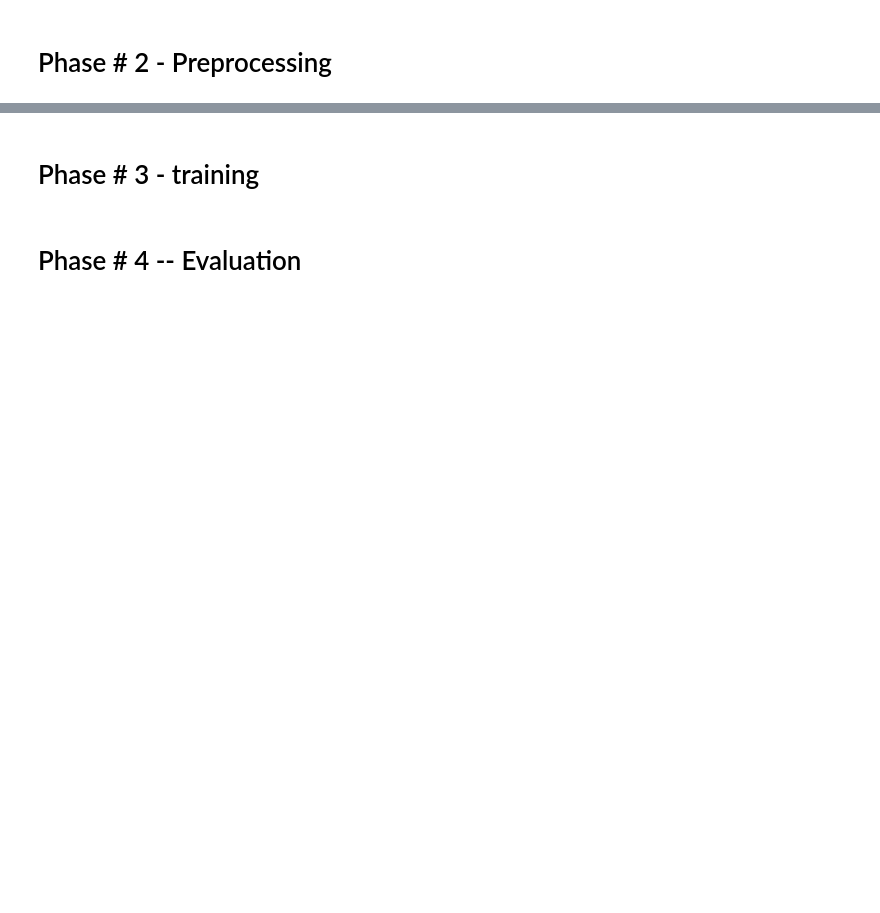
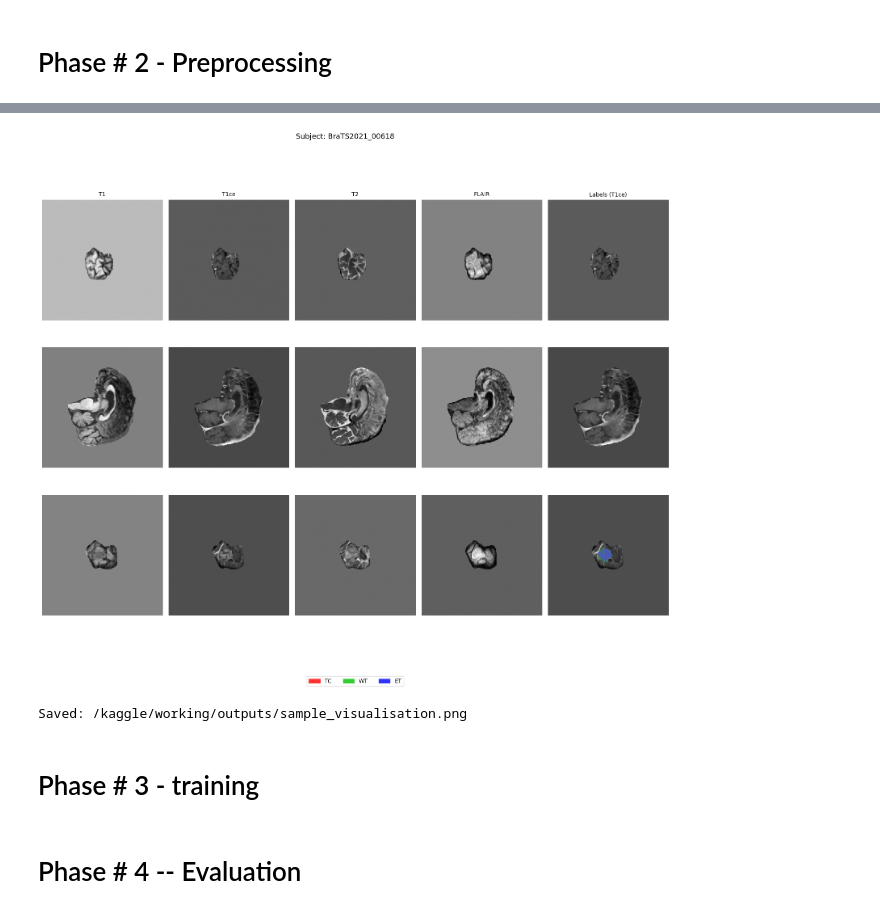
Before and after one commit to mubeenvr27/Advanced-Computational-Frameworks-for-Volumetric-Brain-Tumor-Segmentation-and-Radiogenomic-Modeling, a Jupyter notebook: notebook1ed25ace2b.ipynb, the cells around one changed output, grey strips where cells are left out. Cells and saved outputs as stored; diff of their text form; code cells hidden in the pictures; blank space fills up the shorter version.

Commit message:
Kaggle Notebook | notebook1ed25ace2b | Version 3

```diff
--- a/notebook1ed25ace2b.ipynb
+++ b/notebook1ed25ace2b.ipynb
@@ -75,0 +176,20 @@ except ImportError as e:
+# %%
+# ── Cell 4: Environment Verification ─────────────────────────────────────────
+# Confirm all critical packages imported and config is loadable.
+
+with open(f"{CFG.output_dir}/config.pkl", "rb") as f:
+    _test_load = pickle.load(f)
+
+assert _test_load.roi_size == (128, 128, 128), "Config round-trip failed."
+
+import radiomics
+import einops
+print("radiomics version :", radiomics.__version__)
+print("einops version    :", einops.__version__)
+import medcam
+# Check if the 'inject' method exists instead of looking for a version string
+if hasattr(medcam, 'inject'):
+    print("medcam status     : Ready (inject method verified)")
+else:
+    print("medcam status     : Error (inject method not found)")
+print("\nEnvironment ready. Proceed to Phase 2.")
@@ -447,0 +409,60 @@ AttributeError: 'FileFinder' object has no attribute 'find_module'
+# %%
+# ── Cell 5: Visualise Sample — 3 Axial Slices with All MRI Channels + Labels ─
+
+def visualise_sample(image: torch.Tensor, label: torch.Tensor, subject_id: str = ""):
+    """
+    image : (4, D, H, W)  — T1, T1ce, T2, FLAIR
+    label : (3, D, H, W)  — TC (red), WT (green), ET (blue)
+    """
+    D           = image.shape[1]
+    slices      = [D // 4, D // 2, 3 * D // 4]
+    chan_names  = ["T1", "T1ce", "T2", "FLAIR"]
+    label_names = ["TC", "WT", "ET"]
+    label_colors = [
+        np.array([1.0, 0.2, 0.2]),  # TC – red
+        np.array([0.2, 0.8, 0.2]),  # WT – green
+        np.array([0.2, 0.2, 1.0]),  # ET – blue
+    ]
+
+    fig = plt.figure(figsize=(20, 14))
+    fig.suptitle(f"Subject: {subject_id}", fontsize=13)
+    gs  = gridspec.GridSpec(len(slices), 5, figure=fig, hspace=0.05, wspace=0.05)
+
+    for row, sl in enumerate(slices):
+        # Columns 0-3: raw MRI channels
+        for col, cname in enumerate(chan_names):
+            ax  = fig.add_subplot(gs[row, col])
+            arr = image[col, sl].numpy()
+            ax.imshow(arr, cmap="gray", origin="lower")
+            if row == 0:
+                ax.set_title(cname, fontsize=10)
+            ax.axis("off")
+
+        # Column 4: T1ce with all 3 label overlays
+        ax   = fig.add_subplot(gs[row, 4])
+        base = image[1, sl].numpy()
+        norm = (base - base.min()) / (base.max() - base.min() + 1e-8)
+        rgb  = np.stack([norm] * 3, axis=-1)
+        for c, color in enumerate(label_colors):
+            mask = label[c, sl].numpy().astype(bool)
+            rgb[mask] = rgb[mask] * 0.4 + color * 0.6
+        ax.imshow(rgb, origin="lower")
+        if row == 0:
+            ax.set_title("Labels (T1ce)", fontsize=10)
+        ax.axis("off")
+
+    handles = [
+        Patch(color=[1, 0.2, 0.2], label="TC"),
+        Patch(color=[0.2, 0.8, 0.2], label="WT"),
+        Patch(color=[0.2, 0.2, 1.0], label="ET"),
+    ]
+    fig.legend(handles=handles, loc="lower center", ncol=3, fontsize=10)
+    plt.savefig(f"{CFG.output_dir}/sample_visualisation.png", dpi=120, bbox_inches="tight")
+    plt.show()
+    print(f"Saved: {CFG.output_dir}/sample_visualisation.png")
+
+
+visualise_sample(img, lbl, subject_id=train_files[0]["subject_id"])
+# %% [output]
+[figure, added]
+Saved: /kaggle/working/outputs/sample_visualisation.png
```
Also changed, not shown: parts of 13 cells of this notebook.
